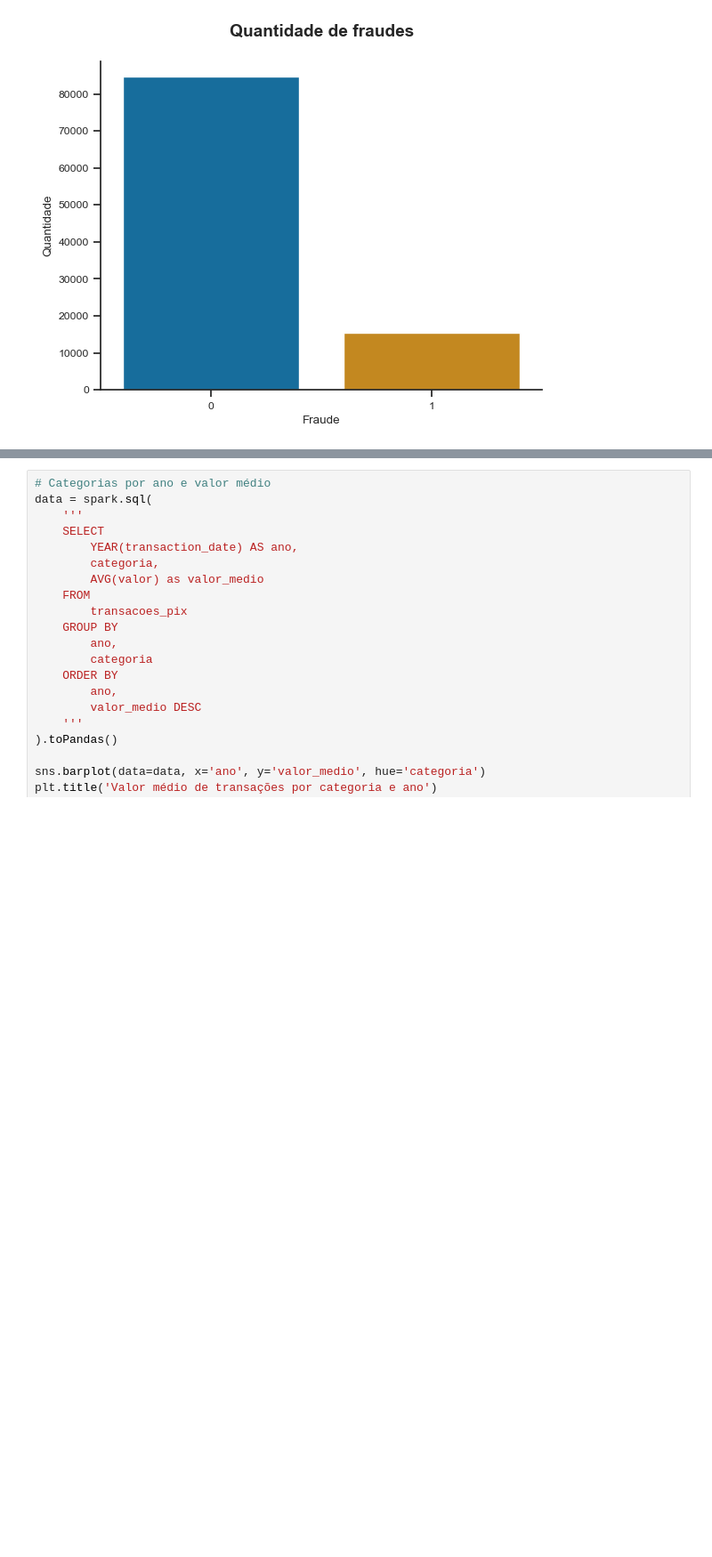
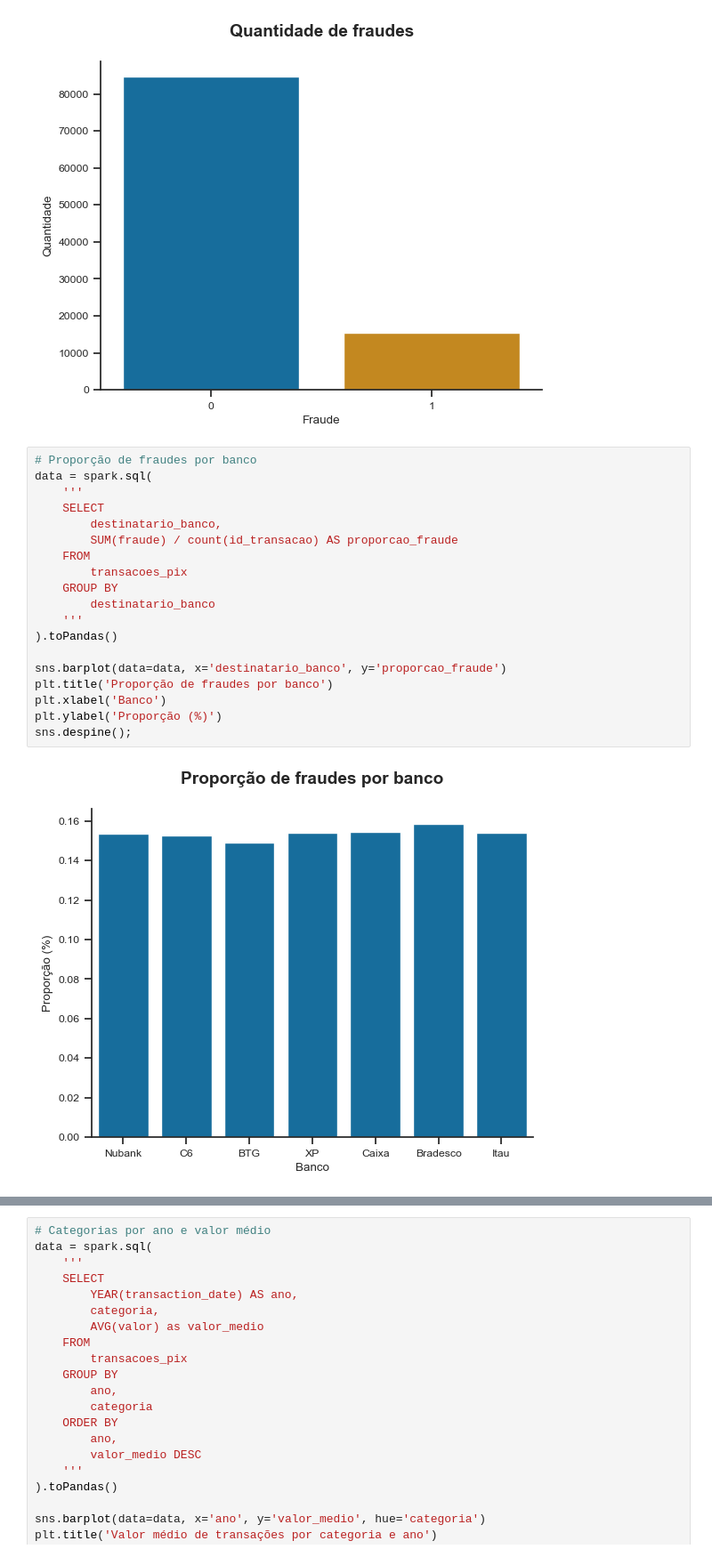
Before and after one commit to guipradow/pyspark_case_pix, a Jupyter notebook: notebook/case_pix.ipynb, the cells around one changed output, grey strips where cells are left out. Shown at 89% size. Drawn from its saved outputs; the diff is of its cells as text; blank space fills up the shorter version.

```diff
--- a/notebook/case_pix.ipynb
+++ b/notebook/case_pix.ipynb
@@ -373,3 +373,24 @@ plt.ylabel('Quantidade')
 plt.xlabel('Fraude');
 # %% [output]
 [figure]
+# %%
+# Proporção de fraudes por banco
+data = spark.sql(
+    '''
+    SELECT
+        destinatario_banco,
+        SUM(fraude) / count(id_transacao) AS proporcao_fraude
+    FROM
+        transacoes_pix
+    GROUP BY
+        destinatario_banco
+    '''
+).toPandas()
+
+sns.barplot(data=data, x='destinatario_banco', y='proporcao_fraude')
+plt.title('Proporção de fraudes por banco')
+plt.xlabel('Banco')
+plt.ylabel('Proporção (%)')
+sns.despine();
+# %% [output]
+[figure, added]
```
Also changed, not shown: parts of 5 cells of this notebook.
